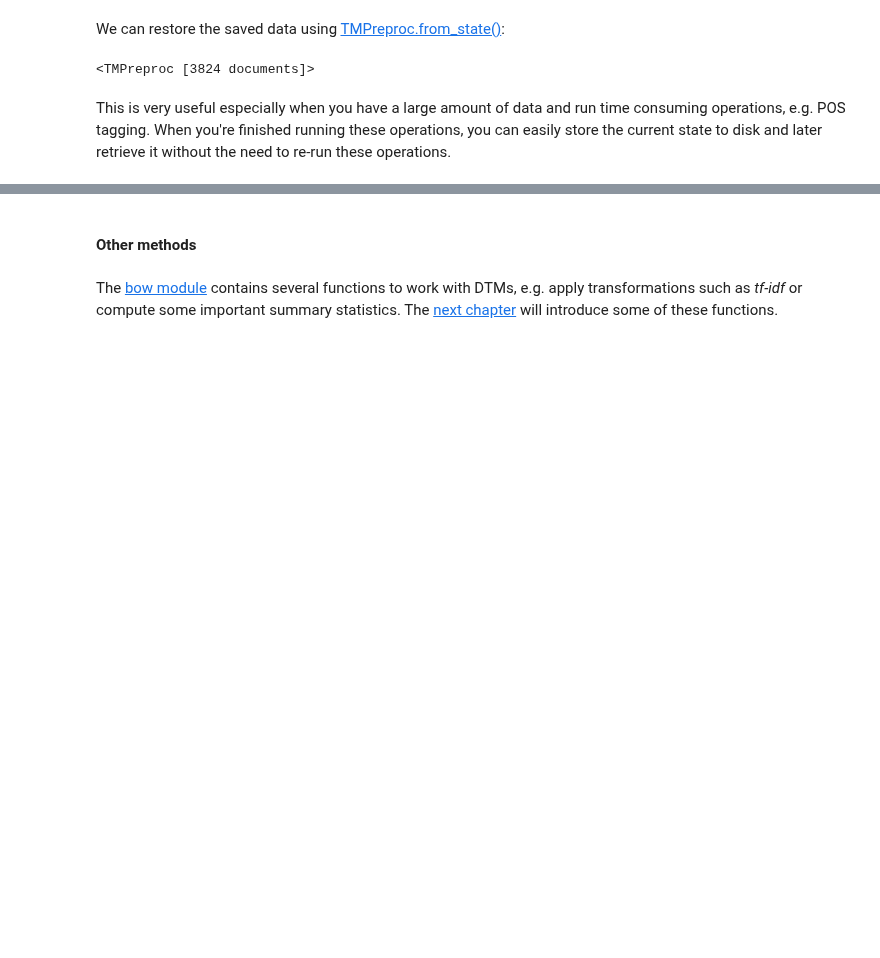
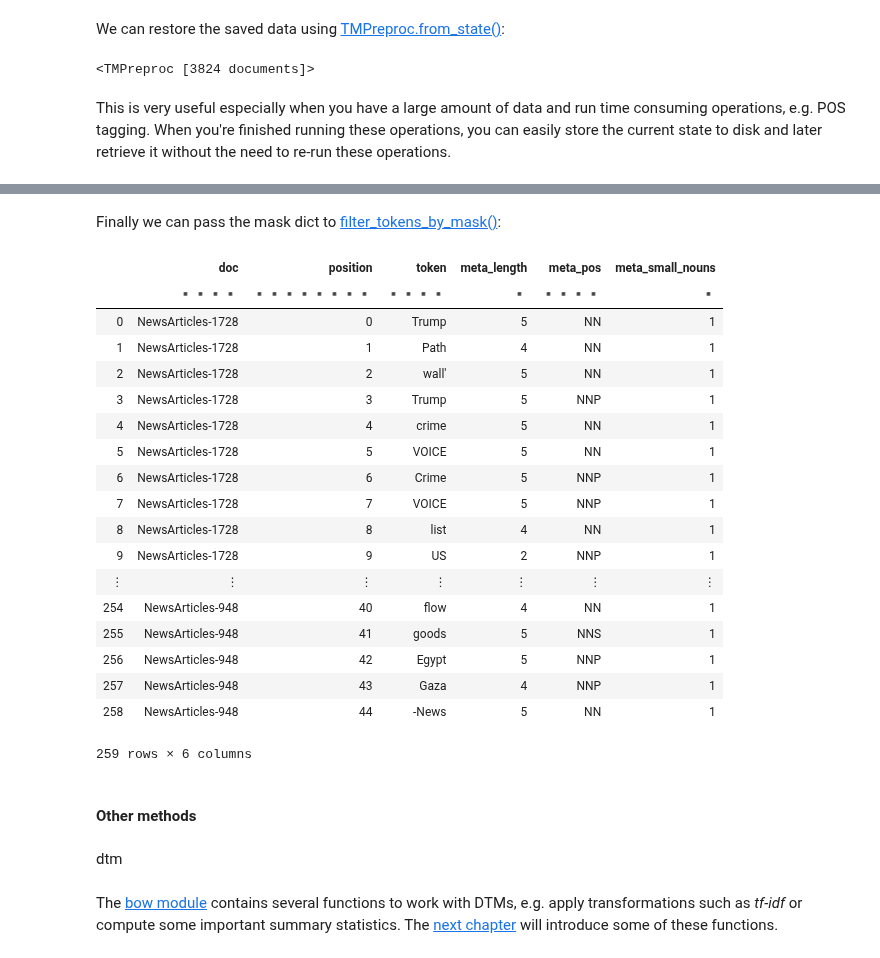
Before and after one commit to WZBSocialScienceCenter/tmtoolkit, a Jupyter notebook: doc/source/preprocessing.ipynb, the cells around one changed output, grey strips where cells are left out. Cells and saved outputs as stored; diff of their text form; code cells hidden in the pictures; blank space fills up the shorter version.

```diff
--- a/doc/source/preprocessing.ipynb
+++ b/doc/source/preprocessing.ipynb
@@ -1246,4 +1616,32 @@ chaining methods
+# %% [markdown]
+Finally we can pass the mask dict to [filter_tokens_by_mask()](api.rst#tmtoolkit.preprocess.TMPreproc.filter_tokens_by_mask):
+# %%
+preproc_small.filter_tokens_by_mask(filter_mask)
+preproc_small.tokens_datatable
+# %% [output]
+|  | doc | position | token | meta_length | meta_pos | meta_small_nouns |
+|  | ▪▪▪▪ | ▪▪▪▪▪▪▪▪ | ▪▪▪▪ | ▪ | ▪▪▪▪ | ▪ |
+| 0 | NewsArticles-1728 | 0 | Trump | 5 | NN | 1 |
+| 1 | NewsArticles-1728 | 1 | Path | 4 | NN | 1 |
+| 2 | NewsArticles-1728 | 2 | wall' | 5 | NN | 1 |
+| 3 | NewsArticles-1728 | 3 | Trump | 5 | NNP | 1 |
+| 4 | NewsArticles-1728 | 4 | crime | 5 | NN | 1 |
+| 5 | NewsArticles-1728 | 5 | VOICE | 5 | NN | 1 |
+| 6 | NewsArticles-1728 | 6 | Crime | 5 | NNP | 1 |
+| 7 | NewsArticles-1728 | 7 | VOICE | 5 | NNP | 1 |
+| 8 | NewsArticles-1728 | 8 | list | 4 | NN | 1 |
+| 9 | NewsArticles-1728 | 9 | US | 2 | NNP | 1 |
+| ⋮ | ⋮ | ⋮ | ⋮ | ⋮ | ⋮ | ⋮ |
+| 254 | NewsArticles-948 | 40 | flow | 4 | NN | 1 |
+| 255 | NewsArticles-948 | 41 | goods | 5 | NNS | 1 |
+| 256 | NewsArticles-948 | 42 | Egypt | 5 | NNP | 1 |
+| 257 | NewsArticles-948 | 43 | Gaza | 4 | NNP | 1 |
+| 258 | NewsArticles-948 | 44 | -News | 5 | NN | 1 |
+259 rows × 6 columns
 # %% [markdown]
 #### Other methods
+# %% [markdown]
+
+dtm
 # %% [markdown]
 The [bow module](api.rst#tmtoolkit-bow) contains several functions to work with DTMs, e.g. apply transformations such as *tf-idf* or compute some important summary statistics. The [next chapter](bow.ipynb) will introduce some of these functions.
```
Also changed, not shown: parts of 40 cells of this notebook, 7 other files.
